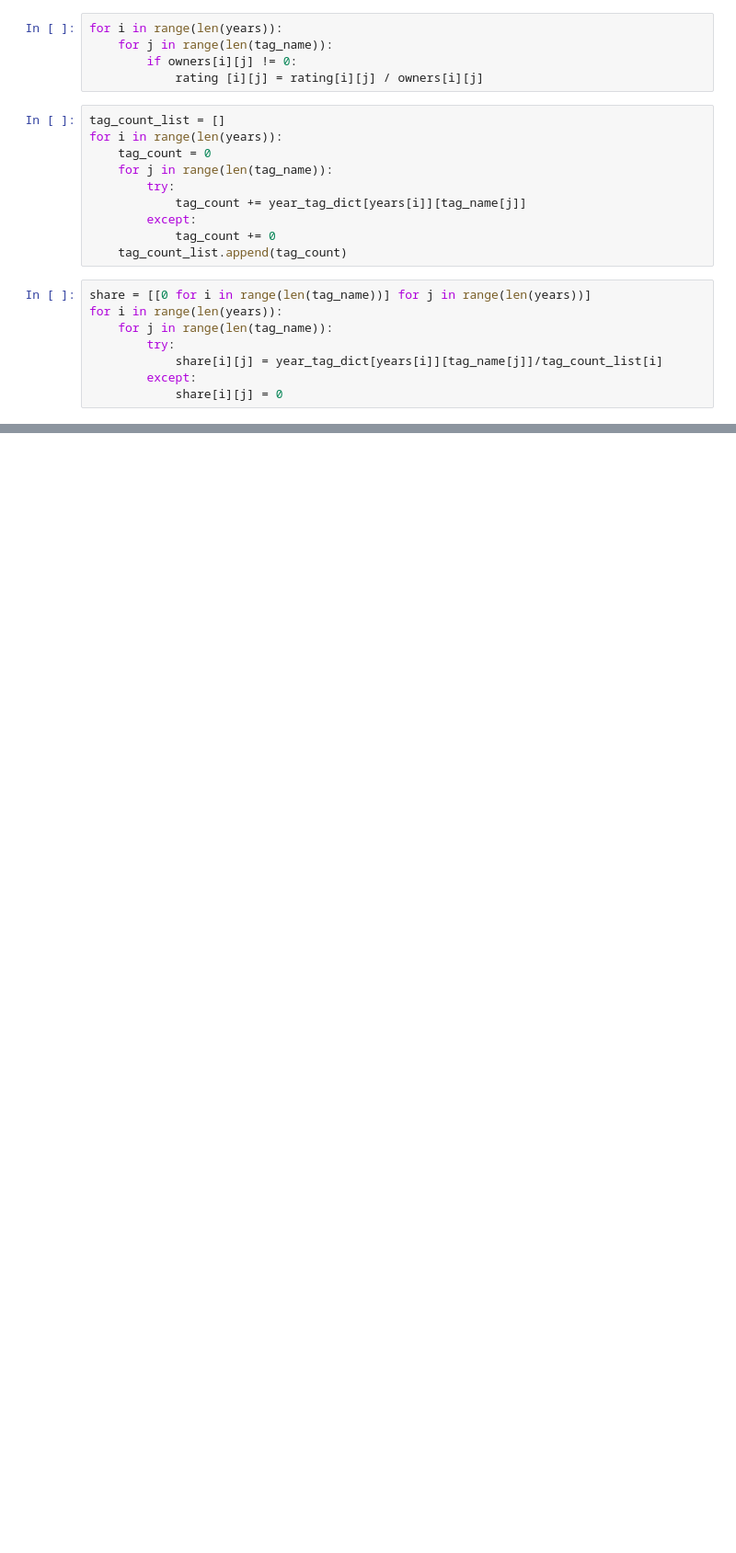
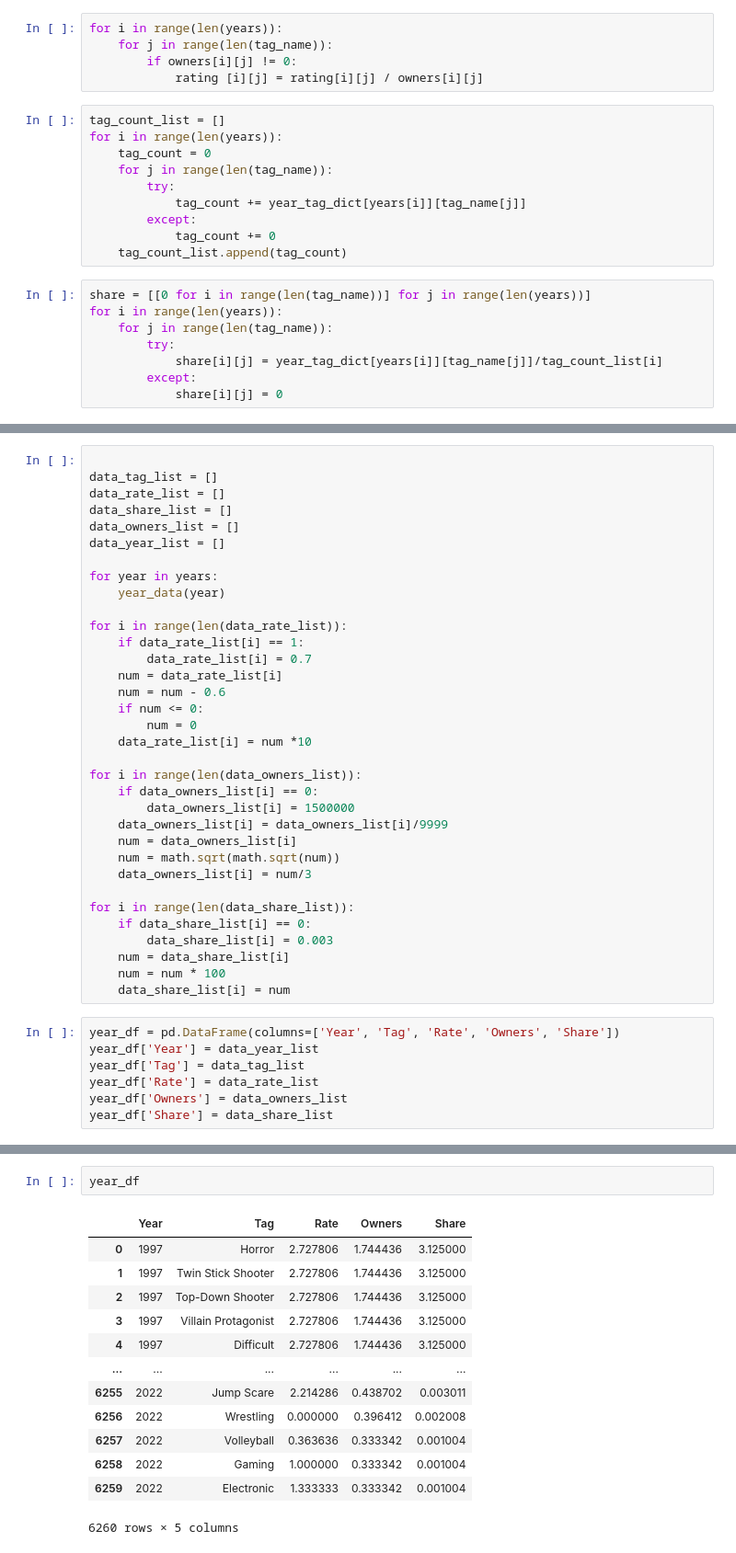
Before and after one commit to leoztl/Steam-dataset, a Jupyter notebook: ML/steam_rank.ipynb, the cells around one changed output, grey strips where cells are left out. Shown at 92% size. Saved outputs shown, nothing was run; the diff lists cells and outputs as text; blank space fills up the shorter version.

```diff
--- a/ML/steam_rank.ipynb
+++ b/ML/steam_rank.ipynb
@@ -327,0 +393,41 @@ final_df.describe()
+# %%
+
+data_tag_list = []
+data_rate_list = []
+data_share_list = []
+data_owners_list = []
+data_year_list = []
+
+for year in years:
+    year_data(year)
+
+for i in range(len(data_rate_list)):
+    if data_rate_list[i] == 1:
+        data_rate_list[i] = 0.7
+    num = data_rate_list[i]
+    num = num - 0.6
+    if num <= 0:
+        num = 0
+    data_rate_list[i] = num *10
+
+for i in range(len(data_owners_list)):
+    if data_owners_list[i] == 0:
+        data_owners_list[i] = 1500000
+    data_owners_list[i] = data_owners_list[i]/9999
+    num = data_owners_list[i]
+    num = math.sqrt(math.sqrt(num))
+    data_owners_list[i] = num/3
+
+for i in range(len(data_share_list)):
+    if data_share_list[i] == 0:
+        data_share_list[i] = 0.003
+    num = data_share_list[i]
+    num = num * 100
+    data_share_list[i] = num
+# %%
+year_df = pd.DataFrame(columns=['Year', 'Tag', 'Rate', 'Owners', 'Share'])
+year_df['Year'] = data_year_list
+year_df['Tag'] = data_tag_list
+year_df['Rate'] = data_rate_list
+year_df['Owners'] = data_owners_list
+year_df['Share'] = data_share_list
@@ -327,0 +437,16 @@ final_df.describe()
+# %%
+year_df
+# %% [output]
+|  | Year | Tag | Rate | Owners | Share |
+| 0 | 1997 | Horror | 2.727806 | 1.744436 | 3.125000 |
+| 1 | 1997 | Twin Stick Shooter | 2.727806 | 1.744436 | 3.125000 |
+| 2 | 1997 | Top-Down Shooter | 2.727806 | 1.744436 | 3.125000 |
+| 3 | 1997 | Villain Protagonist | 2.727806 | 1.744436 | 3.125000 |
+| 4 | 1997 | Difficult | 2.727806 | 1.744436 | 3.125000 |
+| ... | ... | ... | ... | ... | ... |
+| 6255 | 2022 | Jump Scare | 2.214286 | 0.438702 | 0.003011 |
+| 6256 | 2022 | Wrestling | 0.000000 | 0.396412 | 0.002008 |
+| 6257 | 2022 | Volleyball | 0.363636 | 0.333342 | 0.001004 |
+| 6258 | 2022 | Gaming | 1.000000 | 0.333342 | 0.001004 |
+| 6259 | 2022 | Electronic | 1.333333 | 0.333342 | 0.001004 |
+6260 rows × 5 columns
```
Also changed, not shown: parts of 10 cells of this notebook, 1 other file.
